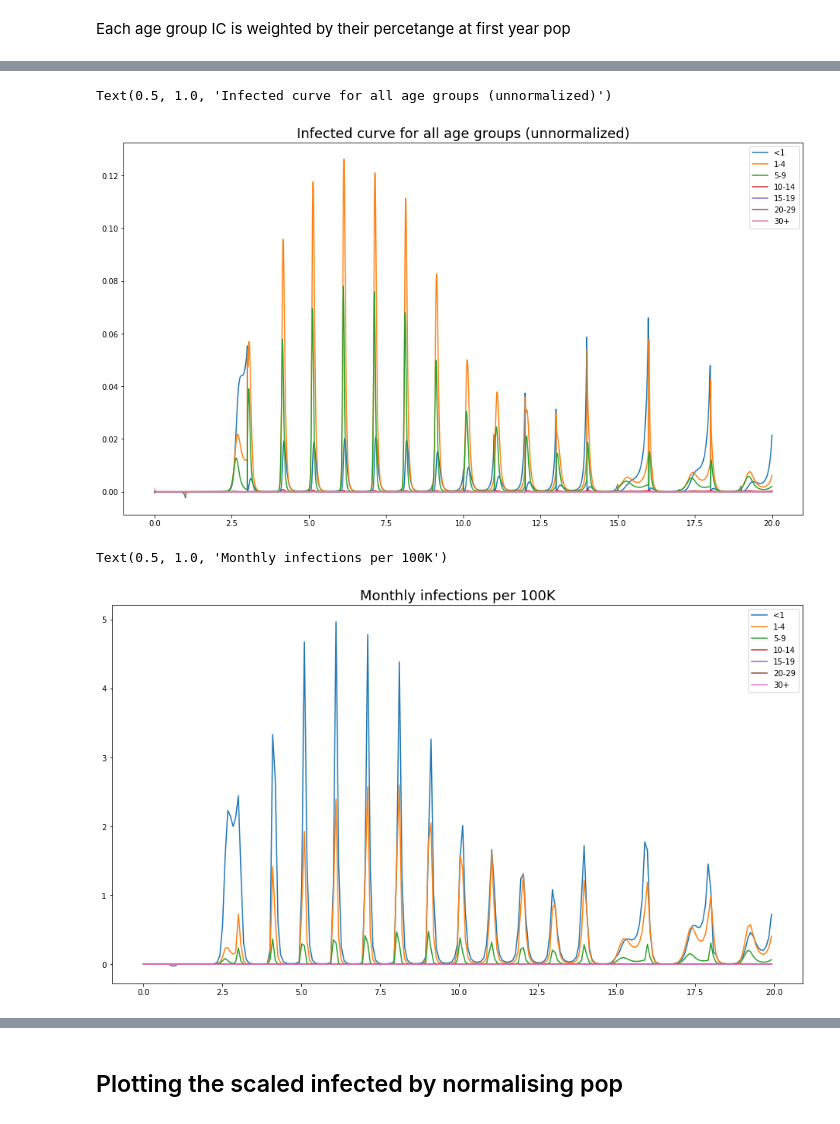
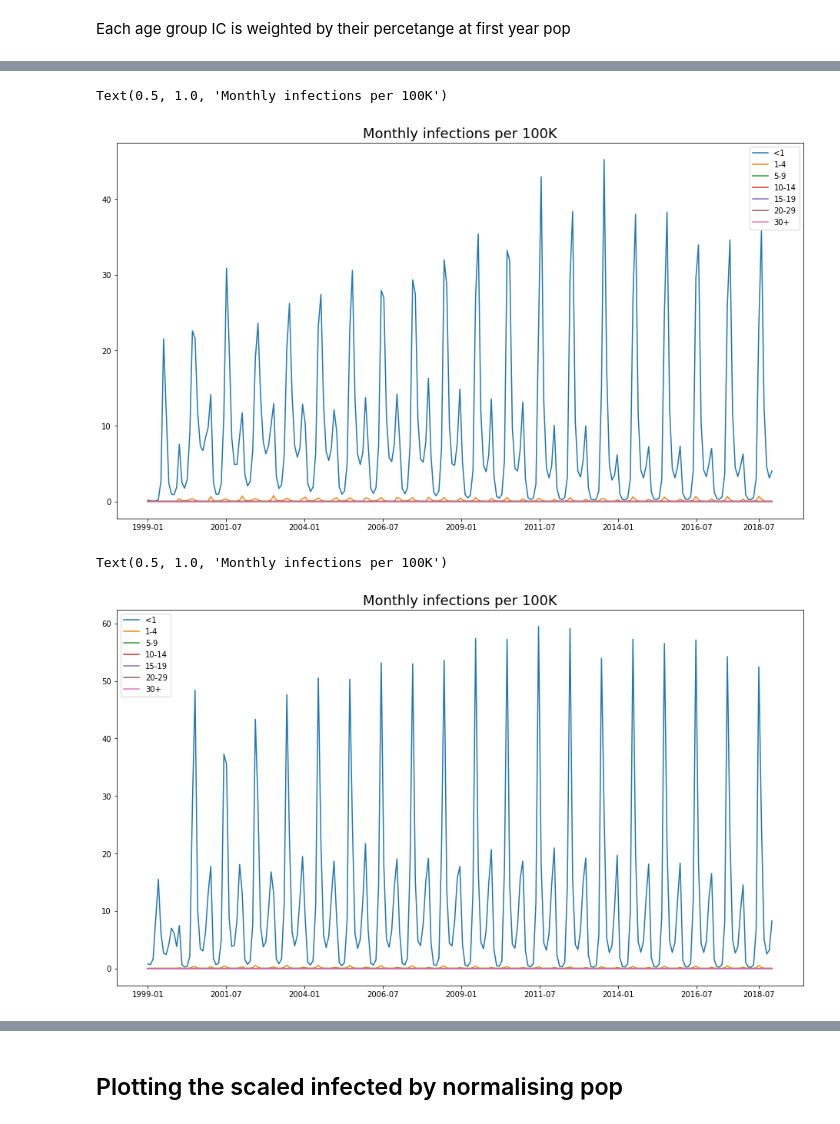
Before and after one commit to dhelekal/EpiRSG2020, a Jupyter notebook: model/Monthly_cases_simulation.ipynb, the cells around one changed output, grey strips where cells are left out. Drawn from its saved outputs; the diff is of its cells as text; code cells hidden in the pictures.

```diff
--- a/model/Monthly_cases_simulation.ipynb
+++ b/model/Monthly_cases_simulation.ipynb
@@ -196,7 +198,7 @@ para = m.ModelParams(
     B= lambda t: (Births_UK*pop_scale)[int(np.floor(t))],  #births rate per 1000
     V=lambda t: (Shift_cov_rate_years.to_numpy()/100.0)[:, (int(np.floor(t))-1)],
     d=lambda t: Deaths_years.to_numpy()[:, int(np.floor(t))],  #death rate per capita
-    gamma=(1/7.0*365.0)*np.ones([7]),
+    gamma=(1/7*365.0)*np.ones([7]),
     C=C_poly*365,
     N= lambda t: Pops_tot[int(np.floor(t))]
 )
@@ -203,24 +211,55 @@ para = m.ModelParams(
+# %%
+if d == "Measles":
+    para.gamma = (1/7 *365.0)*np.ones([7]) #I compute the average
+elif d == "Mumps":
+    para.gamma = (1/10.5 *365.0)*np.ones([7])
+elif d == "Rubella":
+    para.gamma = (1/3 *365.0)*np.ones([7])
 # %%
-beta = np.eye(7)*[0.008,0.01,0.9,0.8,0.7,0.5,0.2] #This scales with time (to check compute r0)!
+beta = np.eye(7)*[0.023,0.18,0.2,0.2, 0.15,0.2,0.8] #This scales with time (to check compute r0)!
+
+#[0.023,0.1,0.25,0.2, 0.15,0.1,0.1]
+
+
 mdl = m.SIRVModel(para, lambda t: beta)
 ic = estimate_SIR_IC(mdl, age_struct_start, pop_scale, V_ic)
-out, t, out_YN = mdl.run(ic ,t_max = years_run-0.00001, method="Radau", eval_per_year=120, pop_scale=pop_scale, atol=1e-4, rtol = 1e-3)
 
+eval_year = 120
+out, t, out_YN = mdl.run(ic ,t_max = years_run-0.00001, method="Radau", eval_per_year=eval_year, pop_scale=pop_scale,
+                         atol=1e-4, rtol = 1e-3)
+"""""
 Inf_OUT = out[7:(7*2),:]
 plt.figure(figsize=(16,9))
 for ii in range(7):
     plt.plot(t[0:len(t)], np.transpose(out[7+ii,0:len(t)]), label = age_class[ii])
 plt.legend()
 plt.title("Infected curve for all age groups (unnormalized)", fontsize = 18)
+"""
+
+plt.figure(figsize=(16,9))
+for ii in range(7):
+    plt.plot(np.linspace(0,years_run, years_run*12)[0:-1],
+             (1e5/pop_scale)*np.transpose(get_monthly_rates(out_YN, eval_year, years_run)[ii,:]), label = age_class[ii])
+
+locs, labels = plt.xticks()
+locs = np.hstack([locs[1:-2], 19.5])
+plt.xticks(locs, time_date[locs*12])
+plt.legend()
+plt.title("Monthly infections per 100K", fontsize = 18)
 # %% [output]
-Text(0.5, 1.0, 'Infected curve for all age groups (unnormalized)')
+Text(0.5, 1.0, 'Monthly infections per 100K')
-[figure, old version]
+[figure, new version]
 # %%
 plt.figure(figsize=(16,9))
 for ii in range(7):
-    plt.plot(np.linspace(0,years_run, years_run*12)[0:-1], (1e5/pop_scale)*np.transpose(get_monthly_rates(out_YN, 120, years_run)[ii,:]), label = age_class[ii])
+    plt.plot(np.linspace(0,years_run, years_run*12)[0:-1],
+             (1e5/pop_scale)*np.transpose(get_monthly_rates(out_YN, eval_year, years_run)[ii,:]), label = age_class[ii])
+
+locs, labels = plt.xticks()
+locs = np.hstack([locs[1:-2], 19.5])
+plt.xticks(locs, time_date[locs*12])
 plt.legend()
 plt.title("Monthly infections per 100K", fontsize = 18)
 # %% [output]
 Text(0.5, 1.0, 'Monthly infections per 100K')
-[figure, old version]
+[figure, new version]
```
Also changed, not shown: parts of 5 cells of this notebook, 5 other files.
